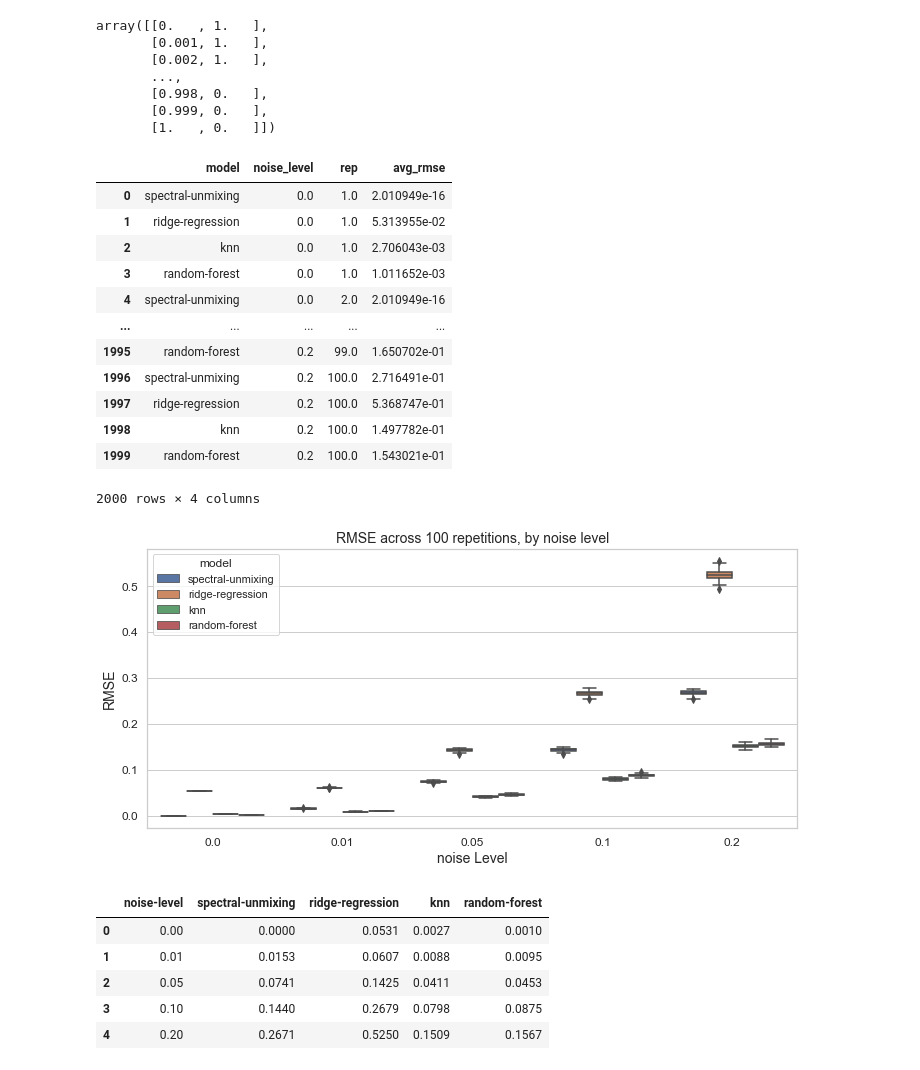
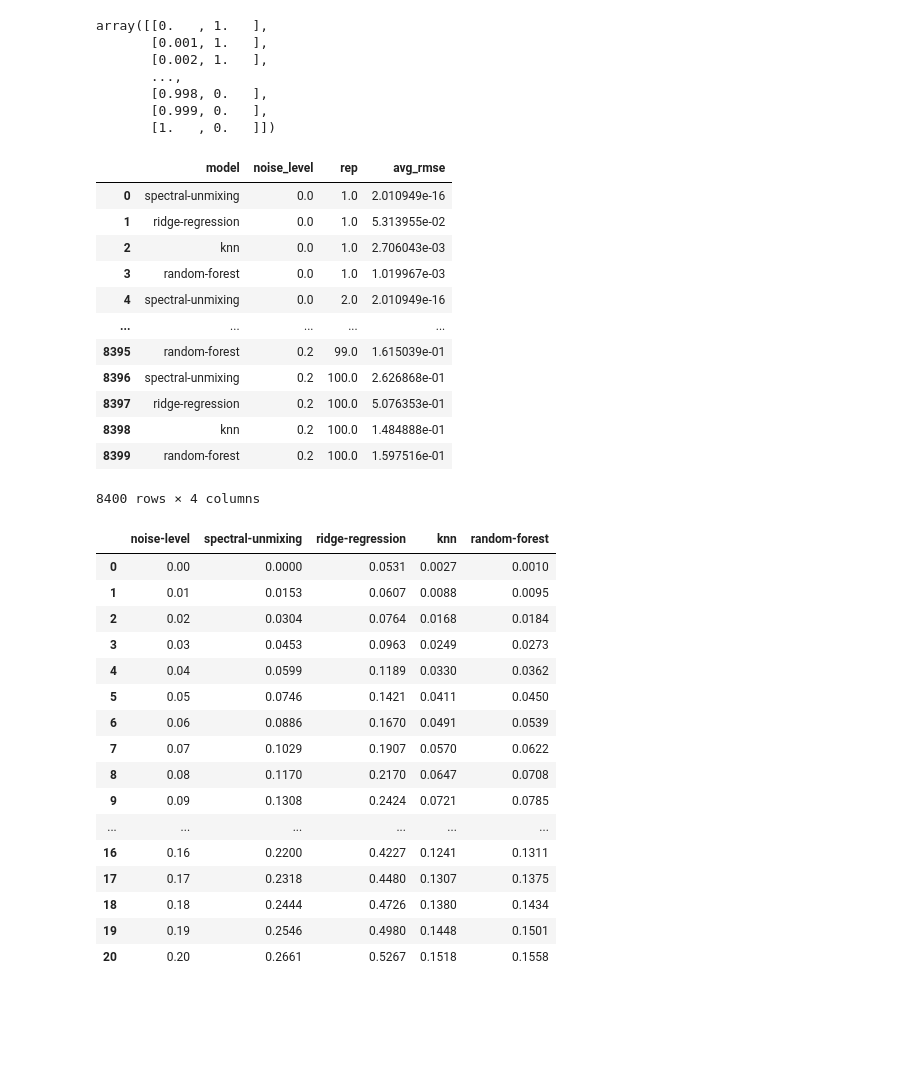
Before and after one commit to kylemjonesislanders/md-anderson, a Jupyter notebook: spectral-unmixing/simulation_experiment.ipynb, the cells around one changed output. Cells and saved outputs as stored; diff of their text form; code cells hidden in the pictures; blank space fills up the shorter version.

```diff
--- a/spectral-unmixing/simulation_experiment.ipynb
+++ b/spectral-unmixing/simulation_experiment.ipynb
@@ -804,7 +804,7 @@ linear_regressor = LinearRegression(fit_intercept=False, positive=True)
 results = []
 
 # Define noise levels
-noise_levels = [0, 0.01, 0.05, 0.1, 0.2]
+noise_levels = np.linspace(0,.2,21)
 for noise_level in noise_levels:
 
     # Define number of repetitions
@@ -922,57 +922,48 @@ results
 | 0 | spectral-unmixing | 0.0 | 1.0 | 2.010949e-16 |
 | 1 | ridge-regression | 0.0 | 1.0 | 5.313955e-02 |
 | 2 | knn | 0.0 | 1.0 | 2.706043e-03 |
-| 3 | random-forest | 0.0 | 1.0 | 1.011652e-03 |
+| 3 | random-forest | 0.0 | 1.0 | 1.019967e-03 |
 | 4 | spectral-unmixing | 0.0 | 2.0 | 2.010949e-16 |
 | ... | ... | ... | ... | ... |
-| 1995 | random-forest | 0.2 | 99.0 | 1.650702e-01 |
-| 1996 | spectral-unmixing | 0.2 | 100.0 | 2.716491e-01 |
-| 1997 | ridge-regression | 0.2 | 100.0 | 5.368747e-01 |
-| 1998 | knn | 0.2 | 100.0 | 1.497782e-01 |
-| 1999 | random-forest | 0.2 | 100.0 | 1.543021e-01 |
+| 8395 | random-forest | 0.2 | 99.0 | 1.615039e-01 |
+| 8396 | spectral-unmixing | 0.2 | 100.0 | 2.626868e-01 |
+| 8397 | ridge-regression | 0.2 | 100.0 | 5.076353e-01 |
+| 8398 | knn | 0.2 | 100.0 | 1.484888e-01 |
+| 8399 | random-forest | 0.2 | 100.0 | 1.597516e-01 |
-2000 rows × 4 columns
+8400 rows × 4 columns
-# %%
-# Box Plot of result
-fig, ax = plt.subplots(figsize = (10,5))
-sns.set(style="whitegrid")
-sns.boxplot(x='noise_level', y='avg_rmse', hue='model', data = results)
-ax.set_xlabel("noise Level",
-              fontsize=14)
-ax.set_ylabel("RMSE",
-              fontsize=14)
-ax.set_title("RMSE across 100 repetitions, by noise level",
-             fontsize=14)
-for tick in ax.xaxis.get_major_ticks():
-    tick.label.set_fontsize(12)
-for tick in ax.yaxis.get_major_ticks():
-    tick.label.set_fontsize(12)
-fig.tight_layout()
-plt.show()
-# %% [output]
-[figure, removed]
 # %%
 # Median RMSE for each model type
 models = ['spectral-unmixing', 'ridge-regression', 'knn', 'random-forest']
-noise_levels = [0, 0.01, 0.05, 0.1, 0.2]
 table_results = []
 for noise_level in noise_levels:
     row_result = []
     row_result.append(noise_level)
     for model in models:
         dat_temp = results.loc[(results['model']==model)&\
                                (results['noise_level']==noise_level)].copy()
         dat_temp.reset_index(inplace=True, drop=True)
         median_val = np.median(dat_temp['avg_rmse'])
         row_result.append(np.round(median_val,4))
     table_results.append(row_result)
 
 table_results = pd.DataFrame(table_results,
                              columns = ['noise-level'] + models)
 table_results
 # %% [output]
 |  | noise-level | spectral-unmixing | ridge-regression | knn | random-forest |
 | 0 | 0.00 | 0.0000 | 0.0531 | 0.0027 | 0.0010 |
 | 1 | 0.01 | 0.0153 | 0.0607 | 0.0088 | 0.0095 |
-| 2 | 0.05 | 0.0741 | 0.1425 | 0.0411 | 0.0453 |
-| 3 | 0.10 | 0.1440 | 0.2679 | 0.0798 | 0.0875 |
-| 4 | 0.20 | 0.2671 | 0.5250 | 0.1509 | 0.1567 |
+| 2 | 0.02 | 0.0304 | 0.0764 | 0.0168 | 0.0184 |
+| 3 | 0.03 | 0.0453 | 0.0963 | 0.0249 | 0.0273 |
+| 4 | 0.04 | 0.0599 | 0.1189 | 0.0330 | 0.0362 |
+| 5 | 0.05 | 0.0746 | 0.1421 | 0.0411 | 0.0450 |
+| 6 | 0.06 | 0.0886 | 0.1670 | 0.0491 | 0.0539 |
+| 7 | 0.07 | 0.1029 | 0.1907 | 0.0570 | 0.0622 |
+| 8 | 0.08 | 0.1170 | 0.2170 | 0.0647 | 0.0708 |
+| 9 | 0.09 | 0.1308 | 0.2424 | 0.0721 | 0.0785 |
+| ... | ... | ... | ... | ... | ... |
+| 16 | 0.16 | 0.2200 | 0.4227 | 0.1241 | 0.1311 |
+| 17 | 0.17 | 0.2318 | 0.4480 | 0.1307 | 0.1375 |
+| 18 | 0.18 | 0.2444 | 0.4726 | 0.1380 | 0.1434 |
+| 19 | 0.19 | 0.2546 | 0.4980 | 0.1448 | 0.1501 |
+| 20 | 0.20 | 0.2661 | 0.5267 | 0.1518 | 0.1558 |
```
Also changed, not shown: parts of 10 cells of this notebook.
